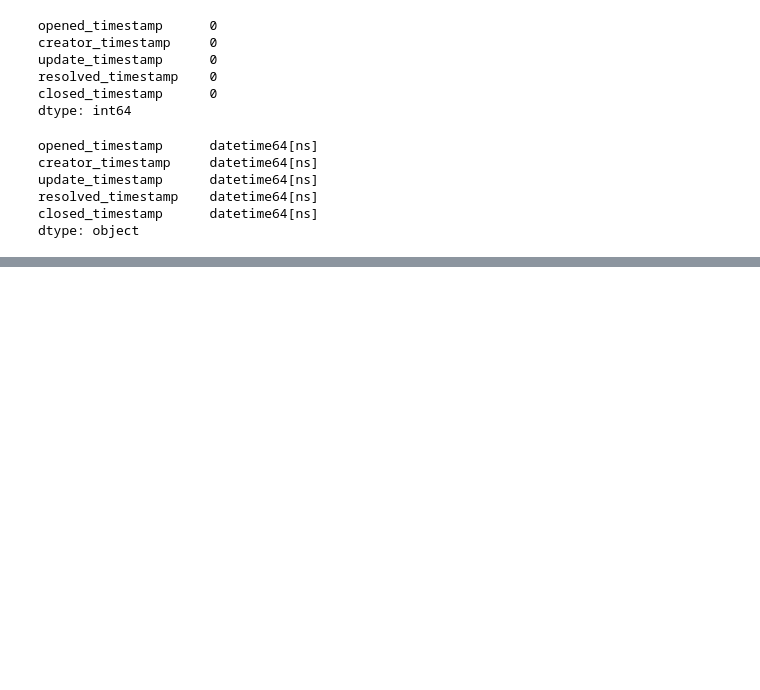
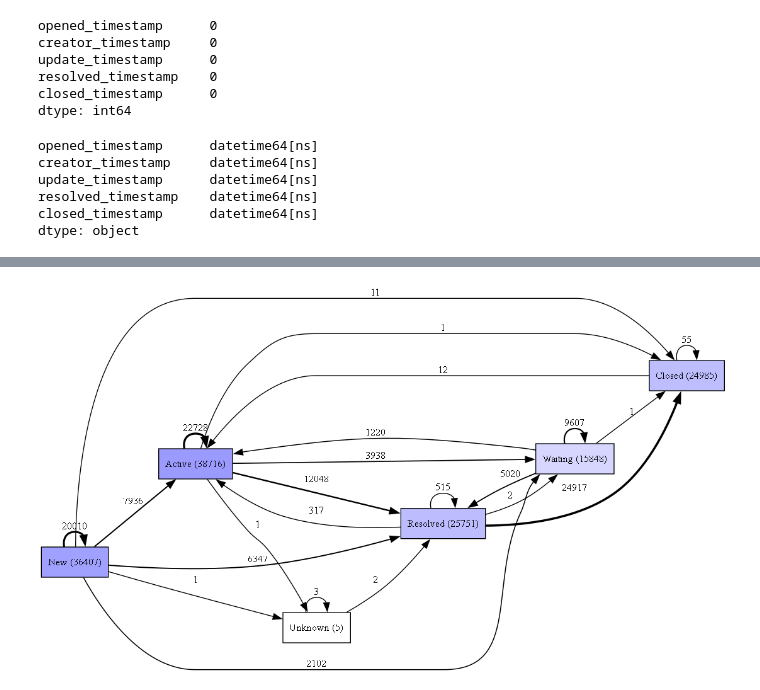
Before and after one commit to shashankgarewal/temporal-sequence-eventLog, a Jupyter notebook: notebooks/01_data_inspection.ipynb, the cells around one changed output, grey strips where cells are left out. Drawn from its saved outputs; the diff is of its cells as text; code cells hidden in the pictures; blank space fills up the shorter version.

```diff
--- a/notebooks/01_data_inspection.ipynb
+++ b/notebooks/01_data_inspection.ipynb
@@ -453,0 +505,17 @@ dtype: object
+# %%
+status_map = {
+    "Awaiting User Info": "Waiting",
+    "Awaiting Evidence": "Waiting",
+    "Awaiting Vendor": "Waiting",
+    "Awaiting Problem": "Waiting",
+}
+pm_df["concept:name"] = pm_df["concept:name"].map(status_map).fillna(pm_df['concept:name'])
+
+# dfg discovery map
+log = log_converter.apply(pm_df)
+dfg = dfg_discovery.apply(log)
+
+gviz = dfg_vis.apply(dfg, log=log)
+dfg_vis.view(gviz)
+# %% [output]
+[figure, added]
```
Also changed, not shown: parts of 17 cells of this notebook.
